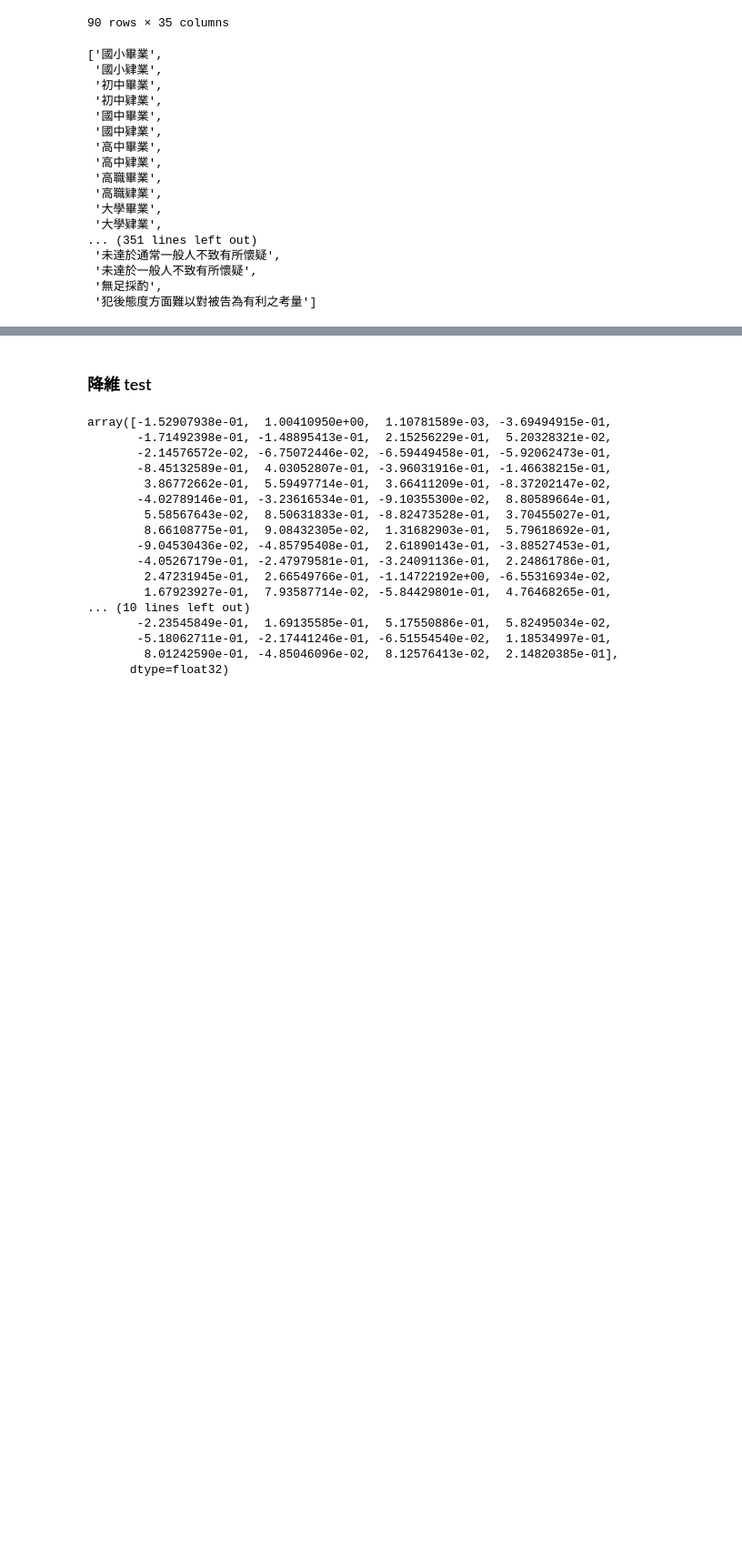
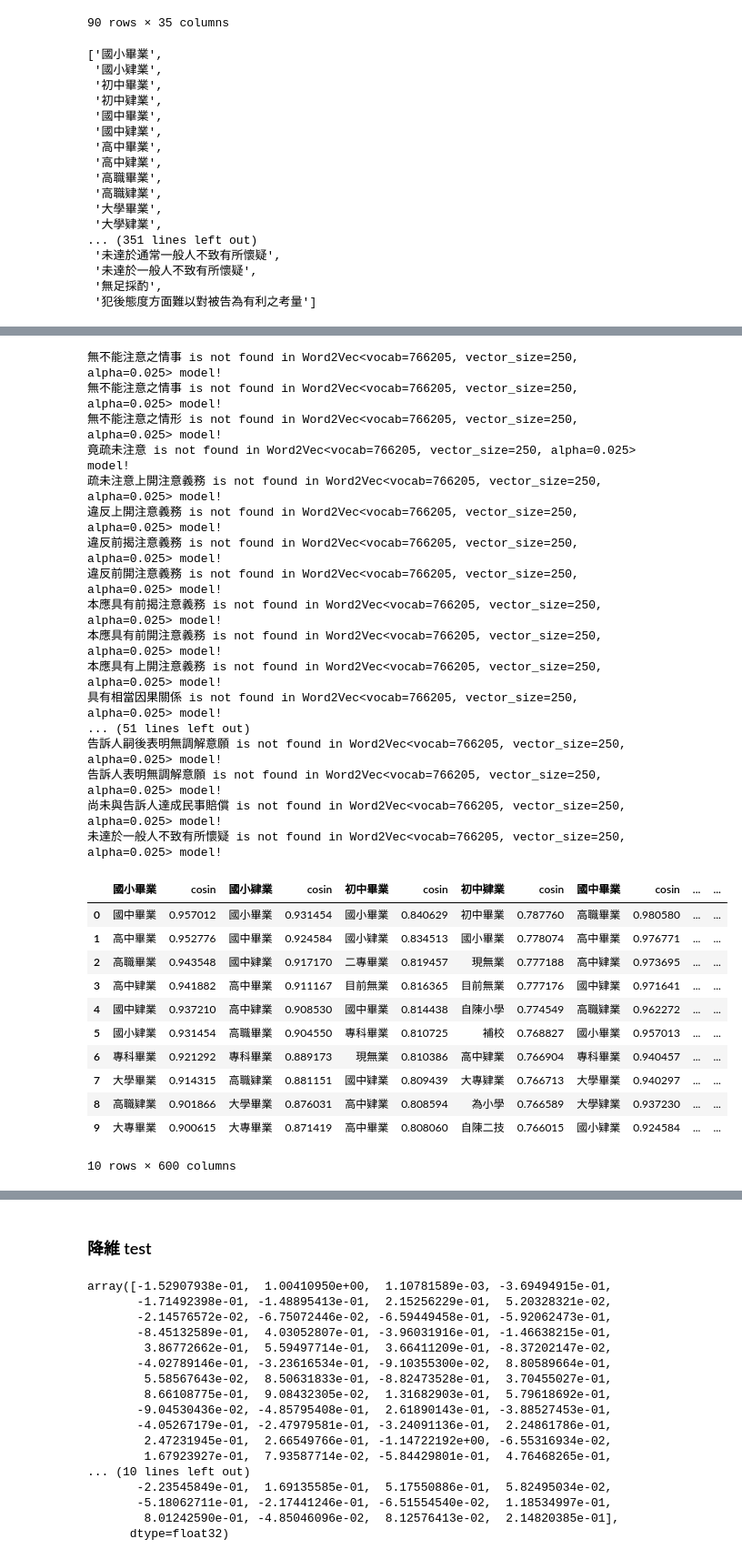
Before and after one commit to MingJeh/AI_judge, a Jupyter notebook: word2vec_visualization.ipynb, the cells around one changed output, grey strips where cells are left out. Shown at 91% size. Saved outputs shown, nothing was run; the diff lists cells and outputs as text; code cells hidden in the pictures; blank space fills up the shorter version.

```diff
--- a/word2vec_visualization.ipynb
+++ b/word2vec_visualization.ipynb
@@ -57,6 +78,3 @@ analogy('japan', 'japanese', 'australia')
 print(model.wv.doesnt_match("breakfast cereal dinner lunch".split()))
 # %% [output]
 lunch
-# %%
-# load model
-model = word2vec.Word2Vec.load('model_d250_s5_ep10.model')
@@ -62,0 +83,3 @@ model = word2vec.Word2Vec.load('model_d250_s5_ep10.model')
+# %%
+words = ['傷害罪','最好是']
+most_similar(model, words)
@@ -63,12 +103,16 @@ model = word2vec.Word2Vec.load('model_d250_s5_ep10.model')
 # %%
-# dataframe cosin
+# 相似度方法 dataframe cosin
 
-def most_similar(w2v_model, words, topn=10):
+def most_similar(w2v_model, words, topn=None):
+    if topn == None:
+        topn = 10
+    else:
+        topn = topn
     similar_df = pd.DataFrame()
     for word in words:
         try:
             similar_words = pd.DataFrame(w2v_model.wv.most_similar(word, topn=topn), columns=[word, 'cosin'])
             similar_df = pd.concat([similar_df, similar_words], axis=1)
         except:
-            print(word, "not found in Word2Vec model!")
+            print(f"{word} is not found in {w2v_model}")
     return similar_df
@@ -161,3 +281,35 @@ most_similar(model, keywords)
+# %%
+most_similar(model, features_list)
+# %% [output]
+無不能注意之情事 is not found in Word2Vec<vocab=766205, vector_size=250, alpha=0.025> model!
+無不能注意之情事 is not found in Word2Vec<vocab=766205, vector_size=250, alpha=0.025> model!
+無不能注意之情形 is not found in Word2Vec<vocab=766205, vector_size=250, alpha=0.025> model!
+竟疏未注意 is not found in Word2Vec<vocab=766205, vector_size=250, alpha=0.025> model!
+疏未注意上開注意義務 is not found in Word2Vec<vocab=766205, vector_size=250, alpha=0.025> model!
+違反上開注意義務 is not found in Word2Vec<vocab=766205, vector_size=250, alpha=0.025> model!
+違反前揭注意義務 is not found in Word2Vec<vocab=766205, vector_size=250, alpha=0.025> model!
+違反前開注意義務 is not found in Word2Vec<vocab=766205, vector_size=250, alpha=0.025> model!
+本應具有前揭注意義務 is not found in Word2Vec<vocab=766205, vector_size=250, alpha=0.025> model!
+本應具有前開注意義務 is not found in Word2Vec<vocab=766205, vector_size=250, alpha=0.025> model!
+本應具有上開注意義務 is not found in Word2Vec<vocab=766205, vector_size=250, alpha=0.025> model!
+具有相當因果關係 is not found in Word2Vec<vocab=766205, vector_size=250, alpha=0.025> model!
+... (51 lines left out)
+告訴人嗣後表明無調解意願 is not found in Word2Vec<vocab=766205, vector_size=250, alpha=0.025> model!
+告訴人表明無調解意願 is not found in Word2Vec<vocab=766205, vector_size=250, alpha=0.025> model!
+尚未與告訴人達成民事賠償 is not found in Word2Vec<vocab=766205, vector_size=250, alpha=0.025> model!
+未達於一般人不致有所懷疑 is not found in Word2Vec<vocab=766205, vector_size=250, alpha=0.025> model!
+|  | 國小畢業 | cosin | 國小肄業 | cosin | 初中畢業 | cosin | 初中肄業 | cosin | 國中畢業 | cosin | ... | ... |
+| 0 | 國中畢業 | 0.957012 | 國小畢業 | 0.931454 | 國小畢業 | 0.840629 | 初中畢業 | 0.787760 | 高職畢業 | 0.980580 | ... | ... |
+| 1 | 高中畢業 | 0.952776 | 國中畢業 | 0.924584 | 國小肄業 | 0.834513 | 國小畢業 | 0.778074 | 高中畢業 | 0.976771 | ... | ... |
+| 2 | 高職畢業 | 0.943548 | 國中肄業 | 0.917170 | 二專畢業 | 0.819457 | 現無業 | 0.777188 | 高中肄業 | 0.973695 | ... | ... |
+| 3 | 高中肄業 | 0.941882 | 高中畢業 | 0.911167 | 目前無業 | 0.816365 | 目前無業 | 0.777176 | 國中肄業 | 0.971641 | ... | ... |
+| 4 | 國中肄業 | 0.937210 | 高中肄業 | 0.908530 | 國中畢業 | 0.814438 | 自陳小學 | 0.774549 | 高職肄業 | 0.962272 | ... | ... |
+| 5 | 國小肄業 | 0.931454 | 高職畢業 | 0.904550 | 專科畢業 | 0.810725 | 補校 | 0.768827 | 國小畢業 | 0.957013 | ... | ... |
+| 6 | 專科畢業 | 0.921292 | 專科畢業 | 0.889173 | 現無業 | 0.810386 | 高中肄業 | 0.766904 | 專科畢業 | 0.940457 | ... | ... |
+| 7 | 大學畢業 | 0.914315 | 高職肄業 | 0.881151 | 國中肄業 | 0.809439 | 大專肄業 | 0.766713 | 大學畢業 | 0.940297 | ... | ... |
+| 8 | 高職肄業 | 0.901866 | 大學畢業 | 0.876031 | 高中肄業 | 0.808594 | 為小學 | 0.766589 | 大學肄業 | 0.937230 | ... | ... |
+| 9 | 大專畢業 | 0.900615 | 大專畢業 | 0.871419 | 高中畢業 | 0.808060 | 自陳二技 | 0.766015 | 國小肄業 | 0.924584 | ... | ... |
+10 rows × 600 columns
 # %%
 most_similar(model,
              ['傷害', '重傷害', '傷害致死', '新臺幣', '家暴', '易科罰金', '毆打', '累犯', '再犯', '書記官', '致', '罪'])
```
Also changed, not shown: parts of 19 cells of this notebook, 1 other file.
